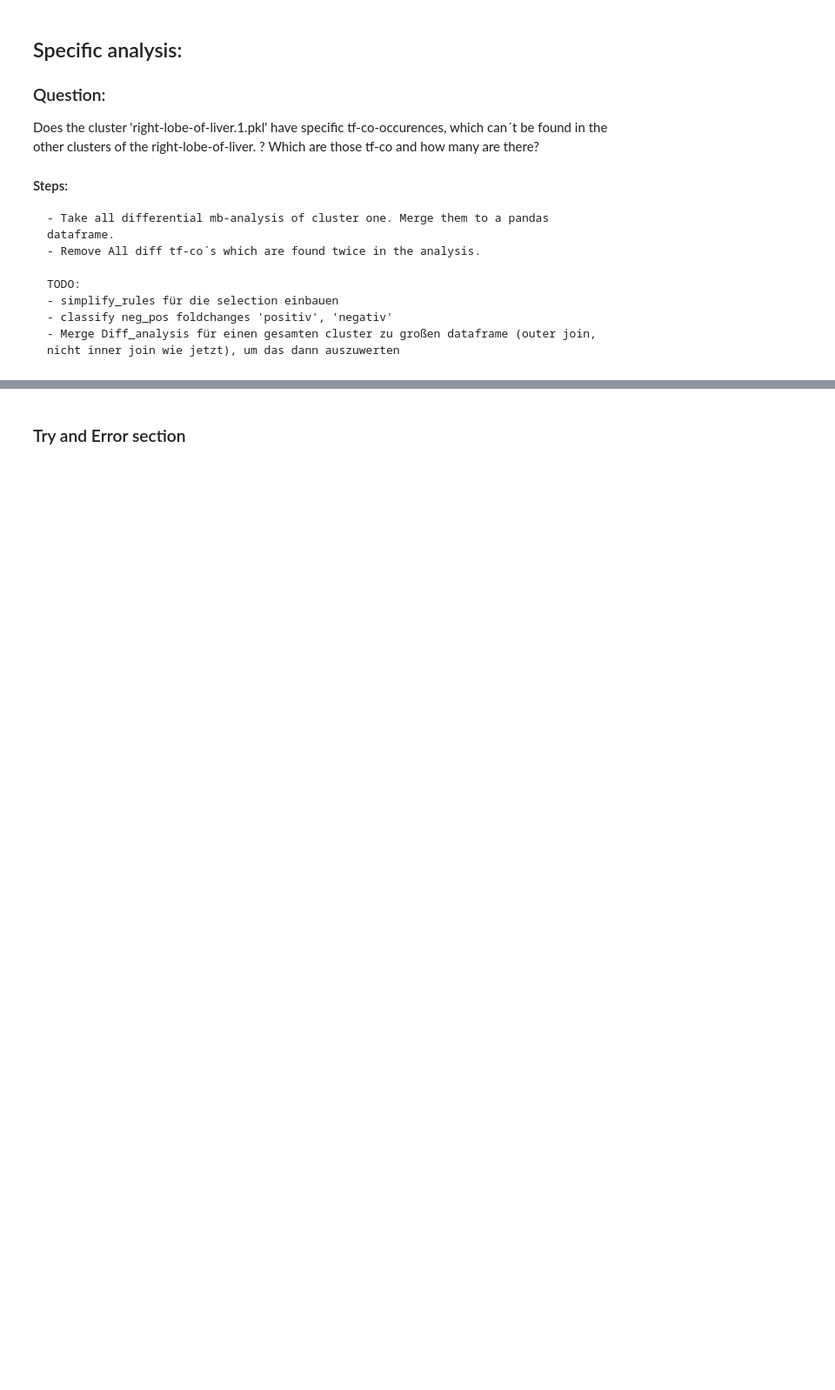
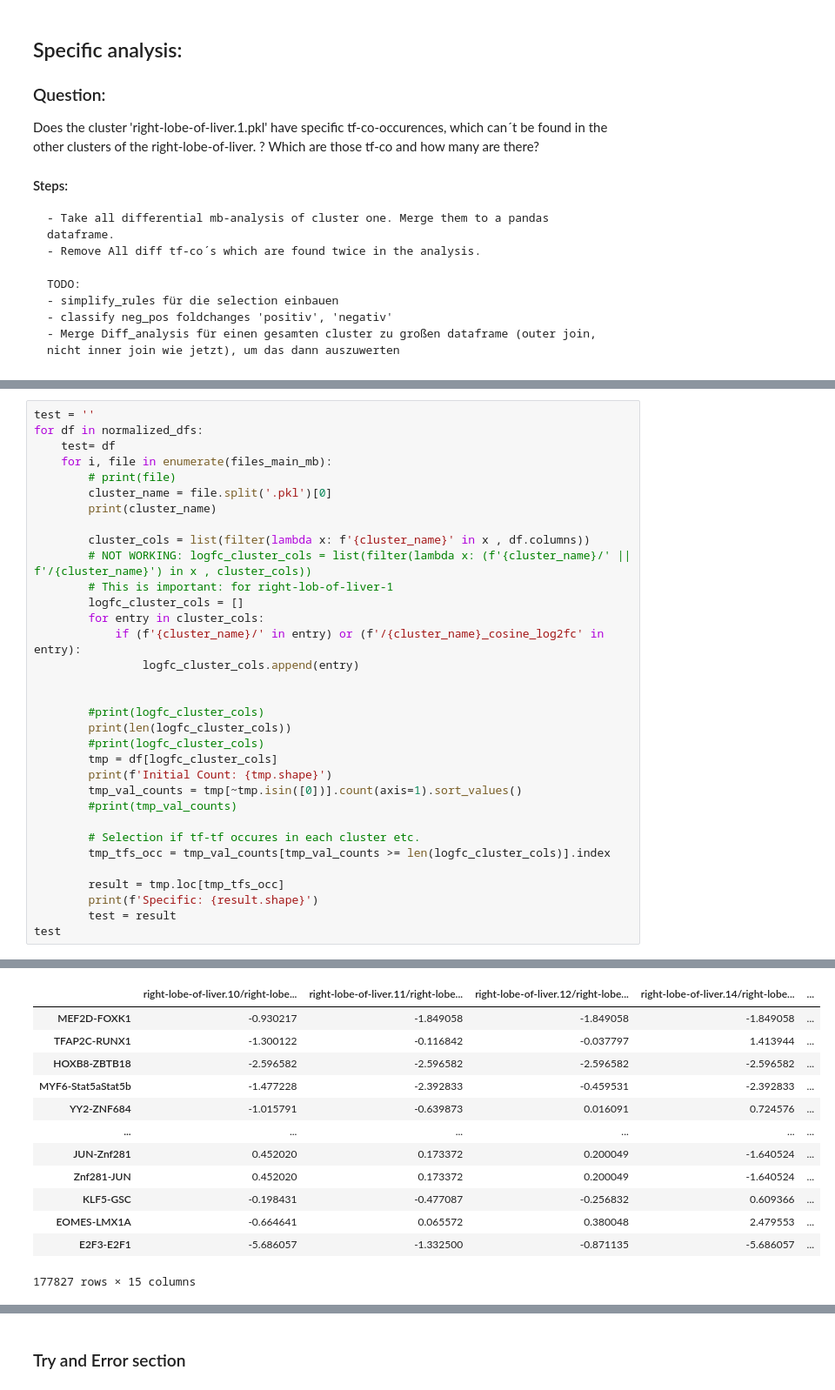
Before and after one commit to loosolab/Datenanalyse-2021, a Jupyter notebook: wp6/analyse/wp2_tf_cooccurences.ipynb, the cells around one changed output, grey strips where cells are left out. Shown at 87% size. Cells and saved outputs as stored; diff of their text form; blank space fills up the shorter version.

```diff
--- a/wp6/analyse/wp2_tf_cooccurences.ipynb
+++ b/wp6/analyse/wp2_tf_cooccurences.ipynb
@@ -163,0 +226,34 @@ Does the cluster 'right-lobe-of-liver.1.pkl' have specific tf-co-occurences, whi
+# %%
+test = ''
+for df in normalized_dfs:
+    test= df
+    for i, file in enumerate(files_main_mb):
+        # print(file)
+        cluster_name = file.split('.pkl')[0]
+        print(cluster_name)
+
+        cluster_cols = list(filter(lambda x: f'{cluster_name}' in x , df.columns))
+        # NOT WORKING: logfc_cluster_cols = list(filter(lambda x: (f'{cluster_name}/' || f'/{cluster_name}') in x , cluster_cols))
+        # This is important: for right-lob-of-liver-1
+        logfc_cluster_cols = []
+        for entry in cluster_cols:
+            if (f'{cluster_name}/' in entry) or (f'/{cluster_name}_cosine_log2fc' in entry):
+                logfc_cluster_cols.append(entry)
+
+
+        #print(logfc_cluster_cols)
+        print(len(logfc_cluster_cols))
+        #print(logfc_cluster_cols)
+        tmp = df[logfc_cluster_cols]
+        print(f'Initial Count: {tmp.shape}')
+        tmp_val_counts = tmp[~tmp.isin([0])].count(axis=1).sort_values()
+        #print(tmp_val_counts)
+
+        # Selection if tf-tf occures in each cluster etc.
+        tmp_tfs_occ = tmp_val_counts[tmp_val_counts >= len(logfc_cluster_cols)].index
+
+        result = tmp.loc[tmp_tfs_occ]
+        print(f'Specific: {result.shape}')
+        test = result
+test
+# %% [output]
@@ -163,0 +277,13 @@ Does the cluster 'right-lobe-of-liver.1.pkl' have specific tf-co-occurences, whi
+|  | right-lobe-of-liver.10/right-lobe... | right-lobe-of-liver.11/right-lobe... | right-lobe-of-liver.12/right-lobe... | right-lobe-of-liver.14/right-lobe... | ... |
+| MEF2D-FOXK1 | -0.930217 | -1.849058 | -1.849058 | -1.849058 | ... |
+| TFAP2C-RUNX1 | -1.300122 | -0.116842 | -0.037797 | 1.413944 | ... |
+| HOXB8-ZBTB18 | -2.596582 | -2.596582 | -2.596582 | -2.596582 | ... |
+| MYF6-Stat5aStat5b | -1.477228 | -2.392833 | -0.459531 | -2.392833 | ... |
+| YY2-ZNF684 | -1.015791 | -0.639873 | 0.016091 | 0.724576 | ... |
+| ... | ... | ... | ... | ... | ... |
+| JUN-Znf281 | 0.452020 | 0.173372 | 0.200049 | -1.640524 | ... |
+| Znf281-JUN | 0.452020 | 0.173372 | 0.200049 | -1.640524 | ... |
+| KLF5-GSC | -0.198431 | -0.477087 | -0.256832 | 0.609366 | ... |
+| EOMES-LMX1A | -0.664641 | 0.065572 | 0.380048 | 2.479553 | ... |
+| E2F3-E2F1 | -5.686057 | -1.332500 | -0.871135 | -5.686057 | ... |
+177827 rows × 15 columns
```
Also changed, not shown: parts of 29 cells of this notebook, 1 other file.
